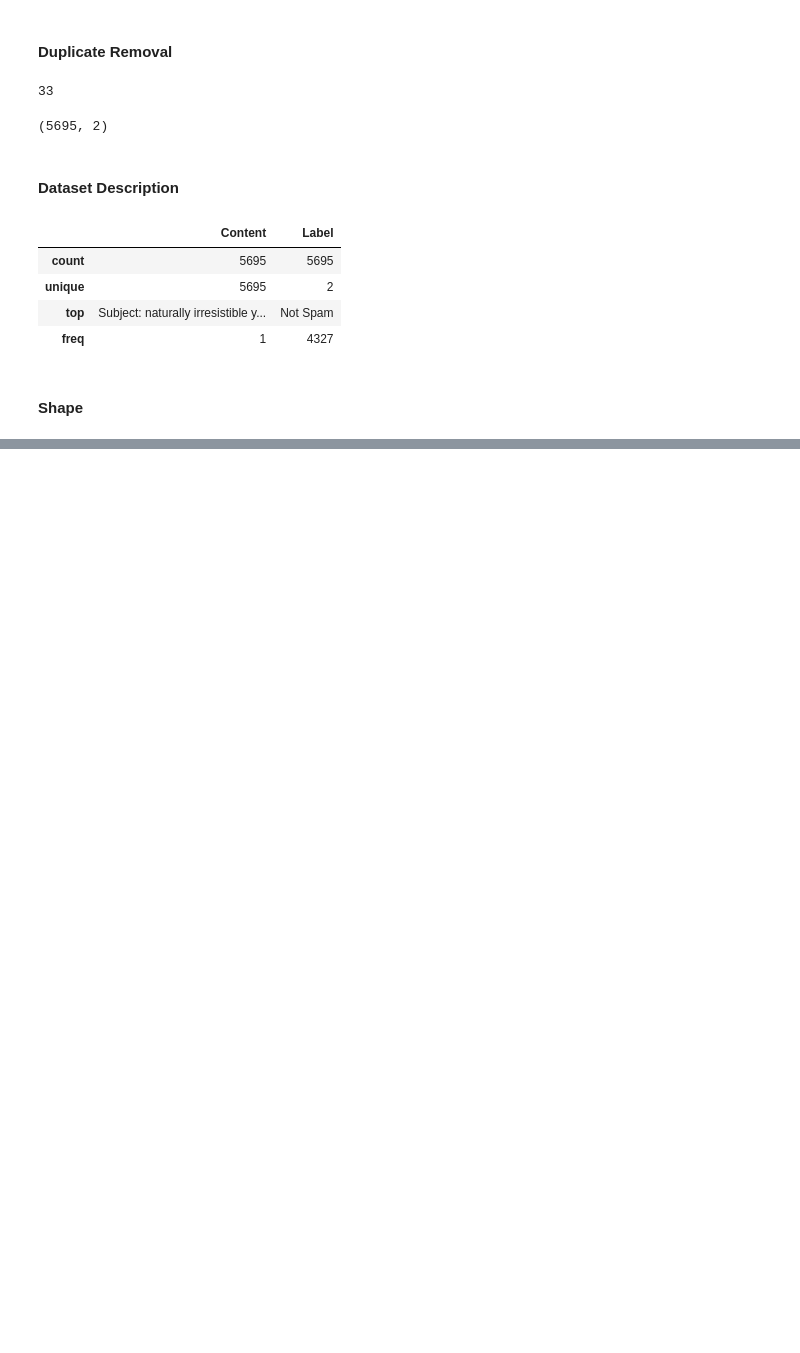
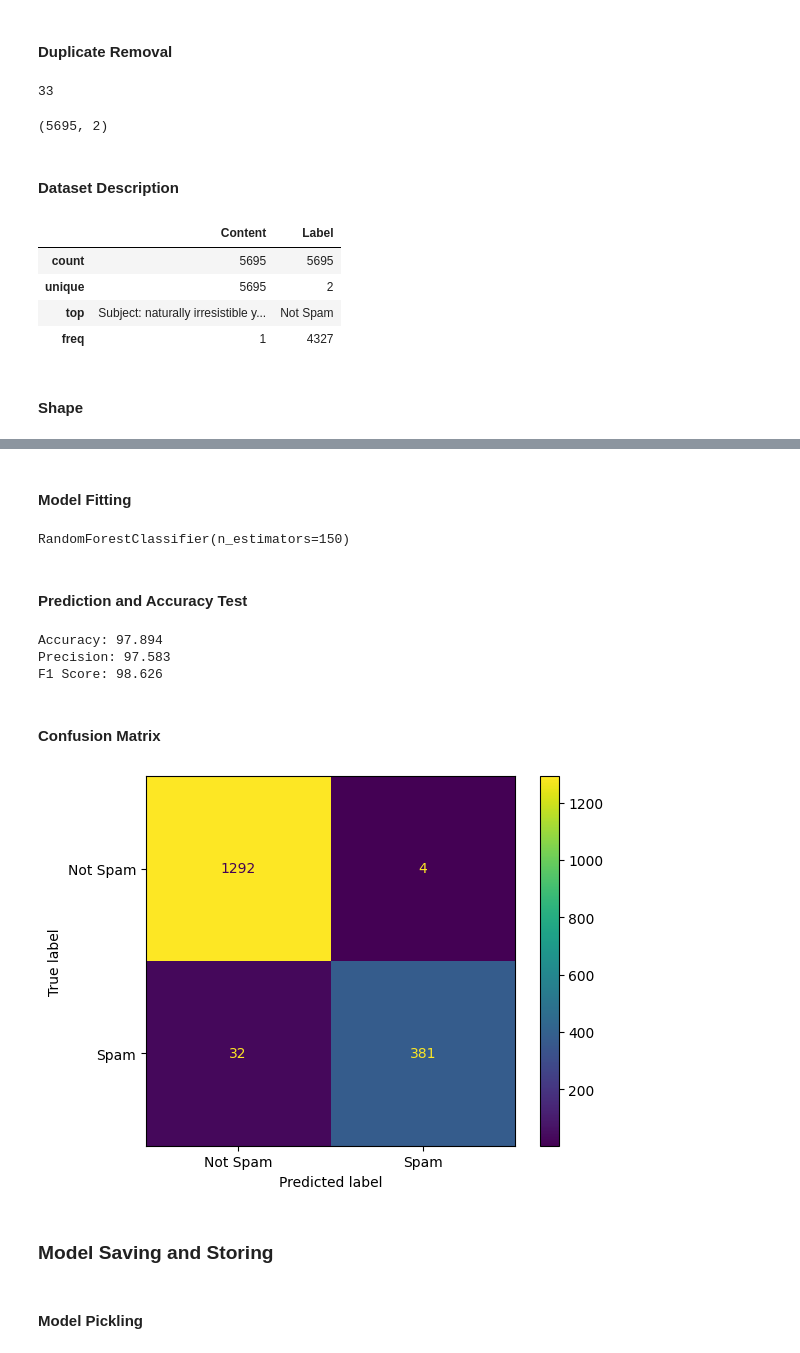
Before and after one commit to RampageousRJ/Spam-Email-Detection, a Jupyter notebook: model/model.ipynb, the cells around one changed output, grey strips where cells are left out. Drawn from its saved outputs; the diff is of its cells as text; code cells hidden in the pictures; blank space fills up the shorter version.

Commit message:
Model Complete

```diff
--- a/model/model.ipynb
+++ b/model/model.ipynb
@@ -66,0 +143,3 @@ df.describe()
+# %%
+from sklearn.model_selection import train_test_split
+X_train,X_test,Y_train,Y_test = train_test_split(df['Content'],df['Label'],test_size=0.3)
@@ -66,0 +148,40 @@ df.describe()
+# %%
+from nltk.corpus import stopwords
+from sklearn.feature_extraction.text import CountVectorizer
+vectorizer = CountVectorizer(stop_words=stopwords.words('english'))
+X_train = vectorizer.fit_transform(X_train)
+X_test = vectorizer.transform(X_test)
+# %% [markdown]
+#### Model Fitting
+# %%
+from sklearn.ensemble import RandomForestClassifier
+model = RandomForestClassifier(n_estimators=150)
+model.fit(X_train,Y_train)
+# %% [output]
+RandomForestClassifier(n_estimators=150)
+# %% [markdown]
+#### Prediction and Accuracy Test
+# %%
+from sklearn.metrics import accuracy_score,f1_score,precision_score
+Y_predict = model.predict(X_test)
+print(f"Accuracy: {round(accuracy_score(Y_test,Y_predict)*100,3)}")
+print(f"Precision: {round(precision_score(Y_test,Y_predict,labels=['Spam','Not Spam'],pos_label='Not Spam')*100,3)}")
+print(f"F1 Score: {round(f1_score(Y_test,Y_predict,labels=['Spam','Not Spam'],pos_label='Not Spam')*100,3)}")
+# %% [output]
+Accuracy: 97.894
+Precision: 97.583
+F1 Score: 98.626
+# %% [markdown]
+#### Confusion Matrix
+# %%
+from sklearn import metrics
+confusion_matrix = metrics.confusion_matrix(Y_test, Y_predict,labels=model.classes_)
+cm_display = metrics.ConfusionMatrixDisplay(confusion_matrix = confusion_matrix, display_labels = model.classes_)
+cm_display.plot()
+plt.show()
+# %% [output]
+[figure, added]
+# %% [markdown]
+### Model Saving and Storing
+# %% [markdown]
+#### Model Pickling
```
Also changed, not shown: parts of 24 cells of this notebook, 4 other files.
